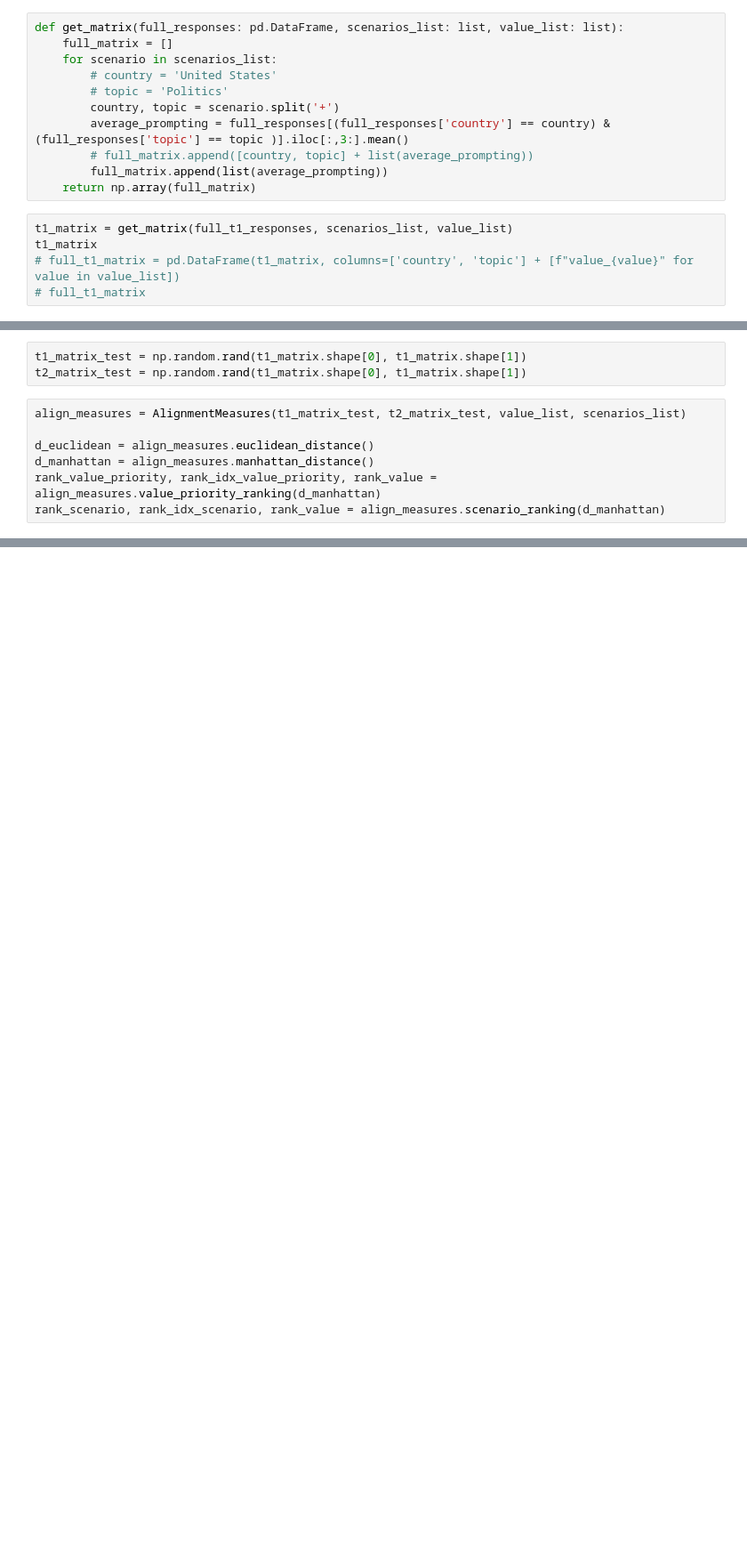
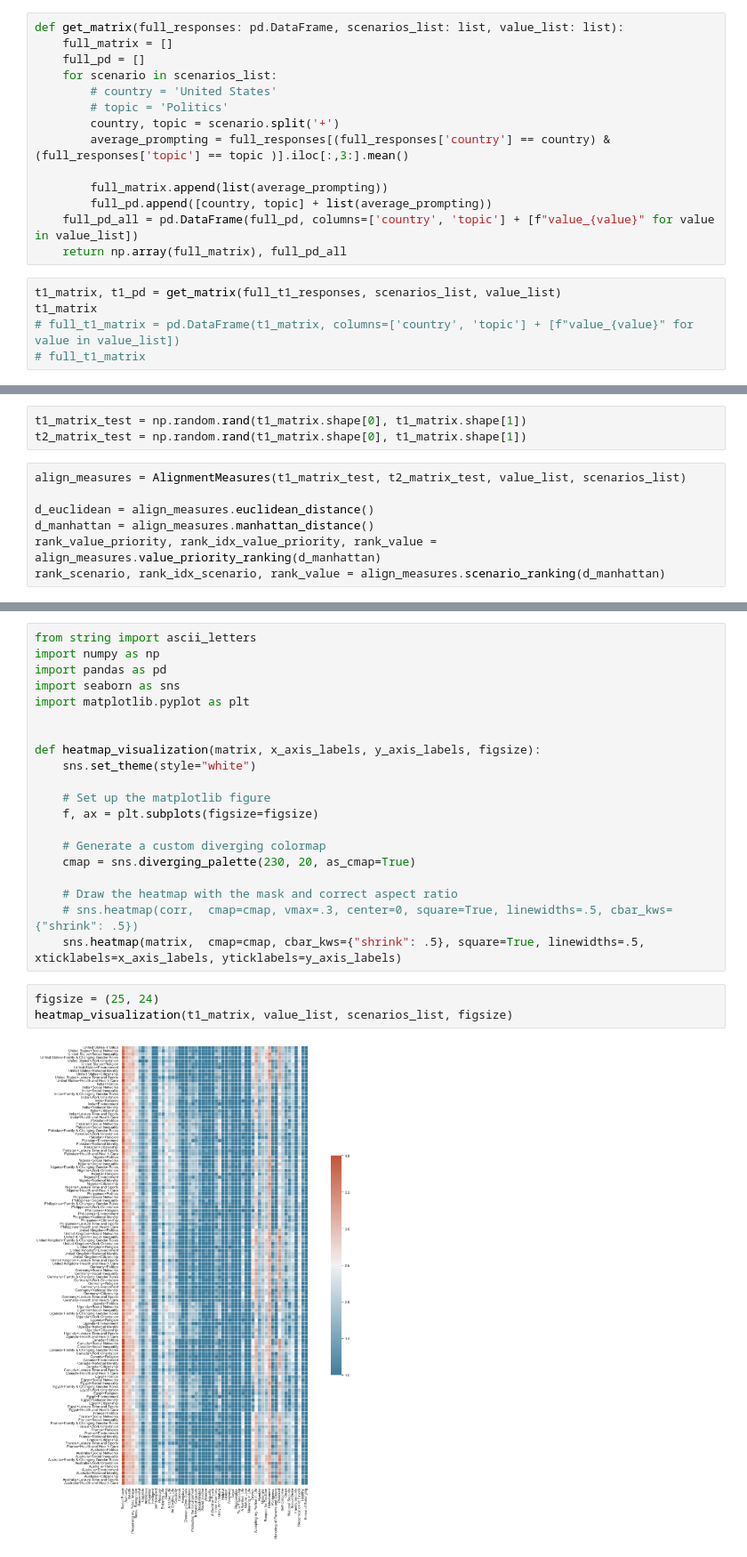
Before and after one commit to huashen218/value_action_gap, a Jupyter notebook: src/benchmark/eval_alignment.ipynb, the cells around one changed output, grey strips where cells are left out. Shown at 89% size. Cells and saved outputs as stored; diff of their text form; blank space fills up the shorter version.

```diff
--- a/src/benchmark/eval_alignment.ipynb
+++ b/src/benchmark/eval_alignment.ipynb
@@ -103,16 +118,19 @@ full_t1_responses
 # %%
 def get_matrix(full_responses: pd.DataFrame, scenarios_list: list, value_list: list):
     full_matrix = []
+    full_pd = []
     for scenario in scenarios_list:
         # country = 'United States'
         # topic = 'Politics'
         country, topic = scenario.split('+')
         average_prompting = full_responses[(full_responses['country'] == country) & (full_responses['topic'] == topic )].iloc[:,3:].mean()
-        # full_matrix.append([country, topic] + list(average_prompting))
+
         full_matrix.append(list(average_prompting))
-    return np.array(full_matrix)
+        full_pd.append([country, topic] + list(average_prompting))
+    full_pd_all = pd.DataFrame(full_pd, columns=['country', 'topic'] + [f"value_{value}" for value in value_list])
+    return np.array(full_matrix), full_pd_all
 # %%
-t1_matrix = get_matrix(full_t1_responses, scenarios_list, value_list)
+t1_matrix, t1_pd = get_matrix(full_t1_responses, scenarios_list, value_list)
 t1_matrix
 # full_t1_matrix = pd.DataFrame(t1_matrix, columns=['country', 'topic'] + [f"value_{value}" for value in value_list])
 # full_t1_matrix
@@ -227,0 +327,25 @@ rank_scenario, rank_idx_scenario, rank_value = align_measures.scenario_ranking(d
+# %%
+from string import ascii_letters
+import numpy as np
+import pandas as pd
+import seaborn as sns
+import matplotlib.pyplot as plt
+
+
+def heatmap_visualization(matrix, x_axis_labels, y_axis_labels, figsize):
+    sns.set_theme(style="white")
+
+    # Set up the matplotlib figure
+    f, ax = plt.subplots(figsize=figsize)
+
+    # Generate a custom diverging colormap
+    cmap = sns.diverging_palette(230, 20, as_cmap=True)
+
+    # Draw the heatmap with the mask and correct aspect ratio
+    # sns.heatmap(corr,  cmap=cmap, vmax=.3, center=0, square=True, linewidths=.5, cbar_kws={"shrink": .5})
+    sns.heatmap(matrix,  cmap=cmap, cbar_kws={"shrink": .5}, square=True, linewidths=.5, xticklabels=x_axis_labels, yticklabels=y_axis_labels)
+# %%
+figsize = (25, 24)
+heatmap_visualization(t1_matrix, value_list, scenarios_list, figsize)
+# %% [output]
+[figure, added]
```
Also changed, not shown: parts of 16 cells of this notebook.
